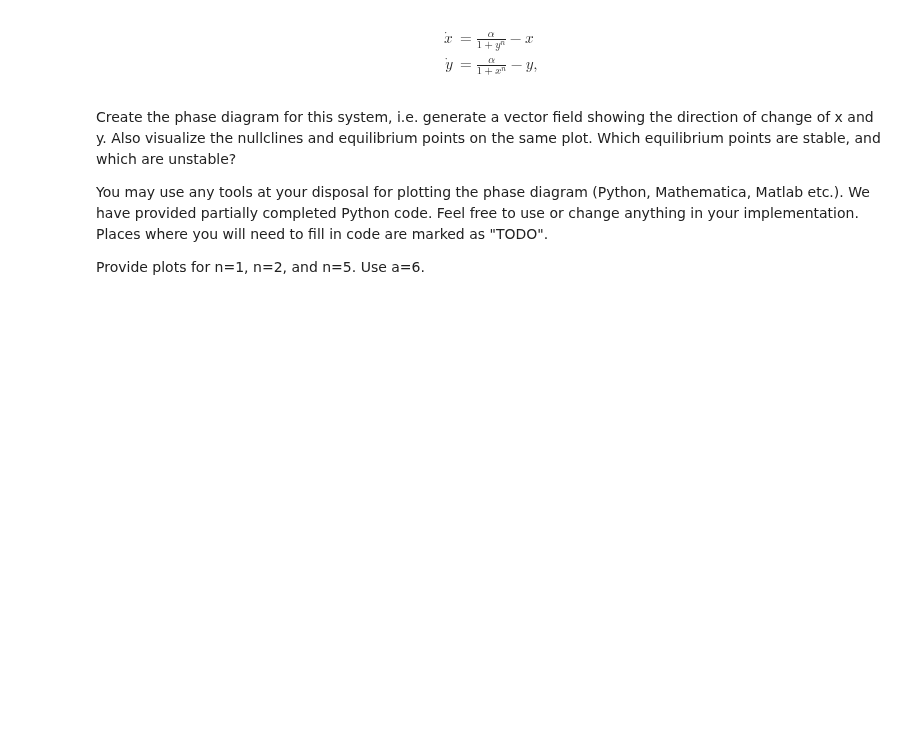
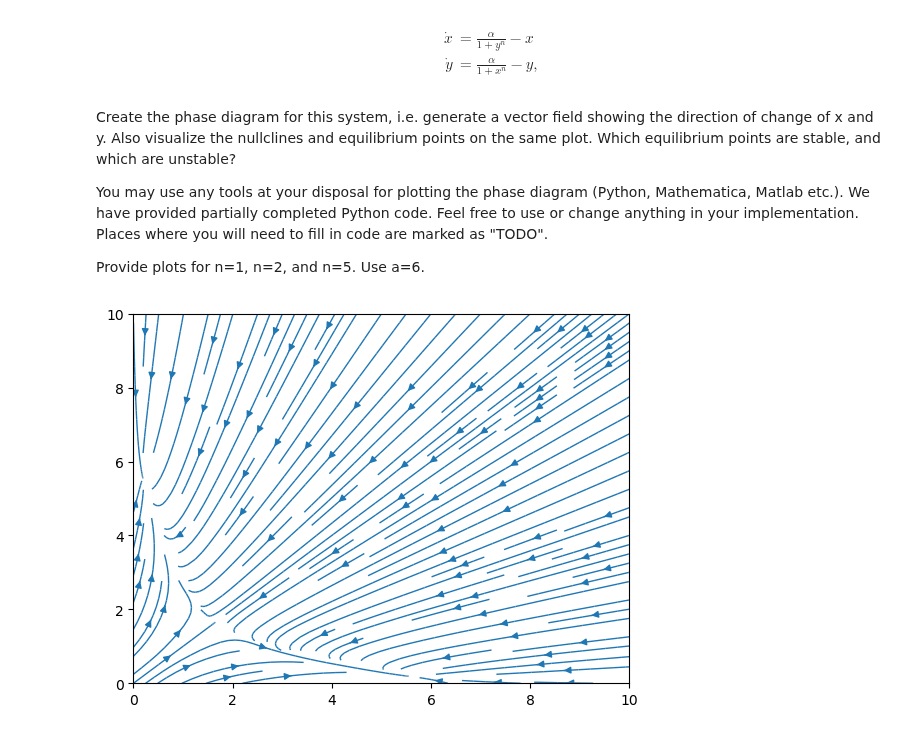
Before and after one commit to istari79/synbio_aut22, a Jupyter notebook: Homework 4/HW4.ipynb, the cells around one changed output. Cells and saved outputs as stored; diff of their text form; code cells hidden in the pictures; blank space fills up the shorter version.

Commit message:
Bistable switch
Started work on the bistable switch visualization (question 3).

```diff
--- a/Homework 4/HW4.ipynb
+++ b/Homework 4/HW4.ipynb
@@ -172,3 +172,30 @@ import scipy.integrate
 import scipy.optimize
 import matplotlib.pyplot as plt
 import matplotlib.gridspec as gridspec
+# %%
+# x, y: coordinates/concentrations
+# a: constant
+# n: hill coefficient
+# returns the differentials of x and y
+def my_bistable_switch(x, y, a, n):
+    xdot = a / (1 + y ** 2) - x
+    ydot = a / (1 + x ** 2) - y
+    return xdot, ydot
+# %%
+x = np.arange(0, 10.1, 0.5)
+y = np.arange(0, 10.1, 0.5)
+X,Y = np.meshgrid(x, y)
+
+# making a meshgrid basically combines the x and y arrays into thing with all
+# the combinations of points
+
+a = 6
+n = 1
+
+xdot, ydot = my_bistable_switch(X, Y, a, n)
+
+# plt.quiver(X, Y, xdot, ydot)
+plt.streamplot(X, Y, xdot, ydot, linewidth=1, density=1.4)
+plt.show()
+# %% [output]
+[figure, added]
```
Also changed, not shown: parts of 2 cells of this notebook.
